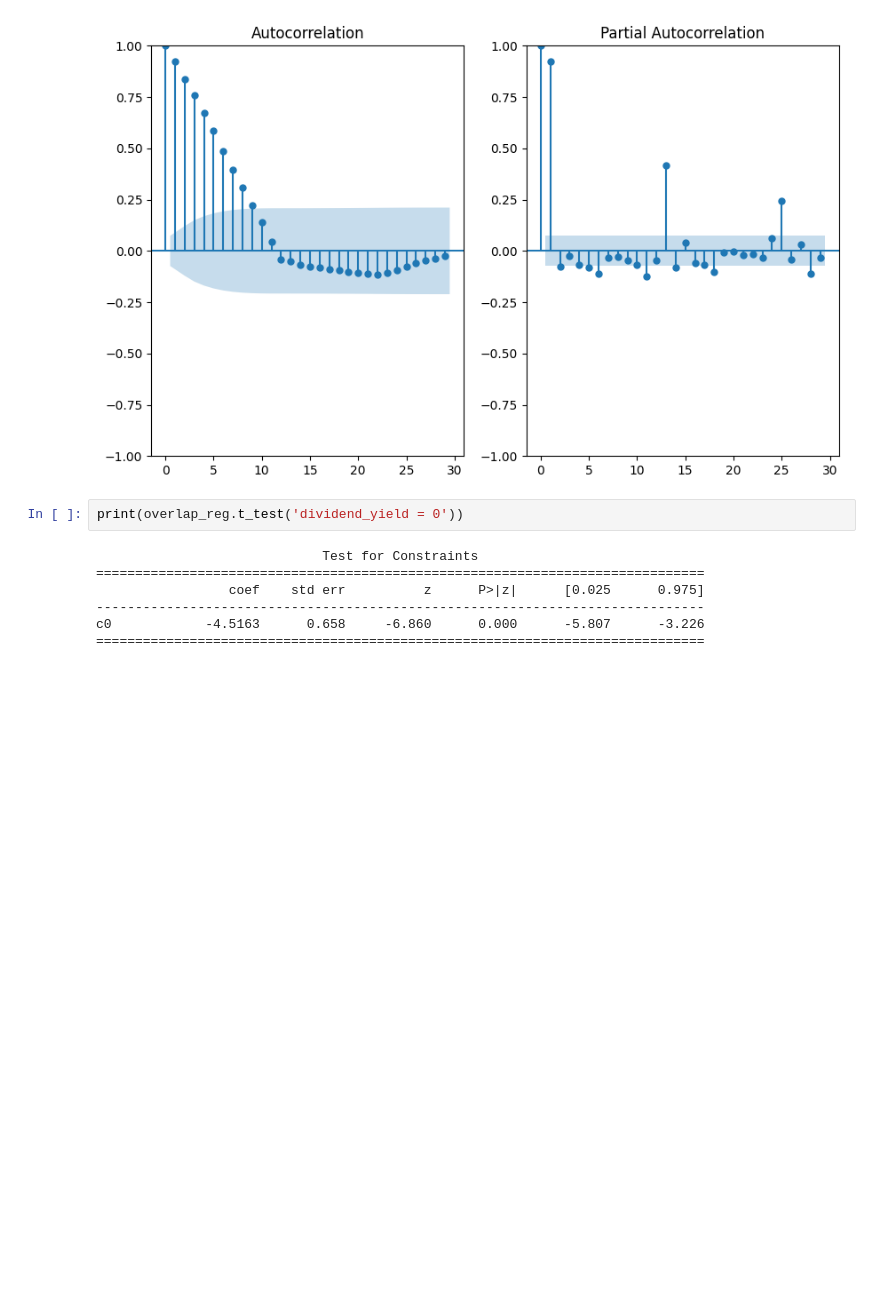
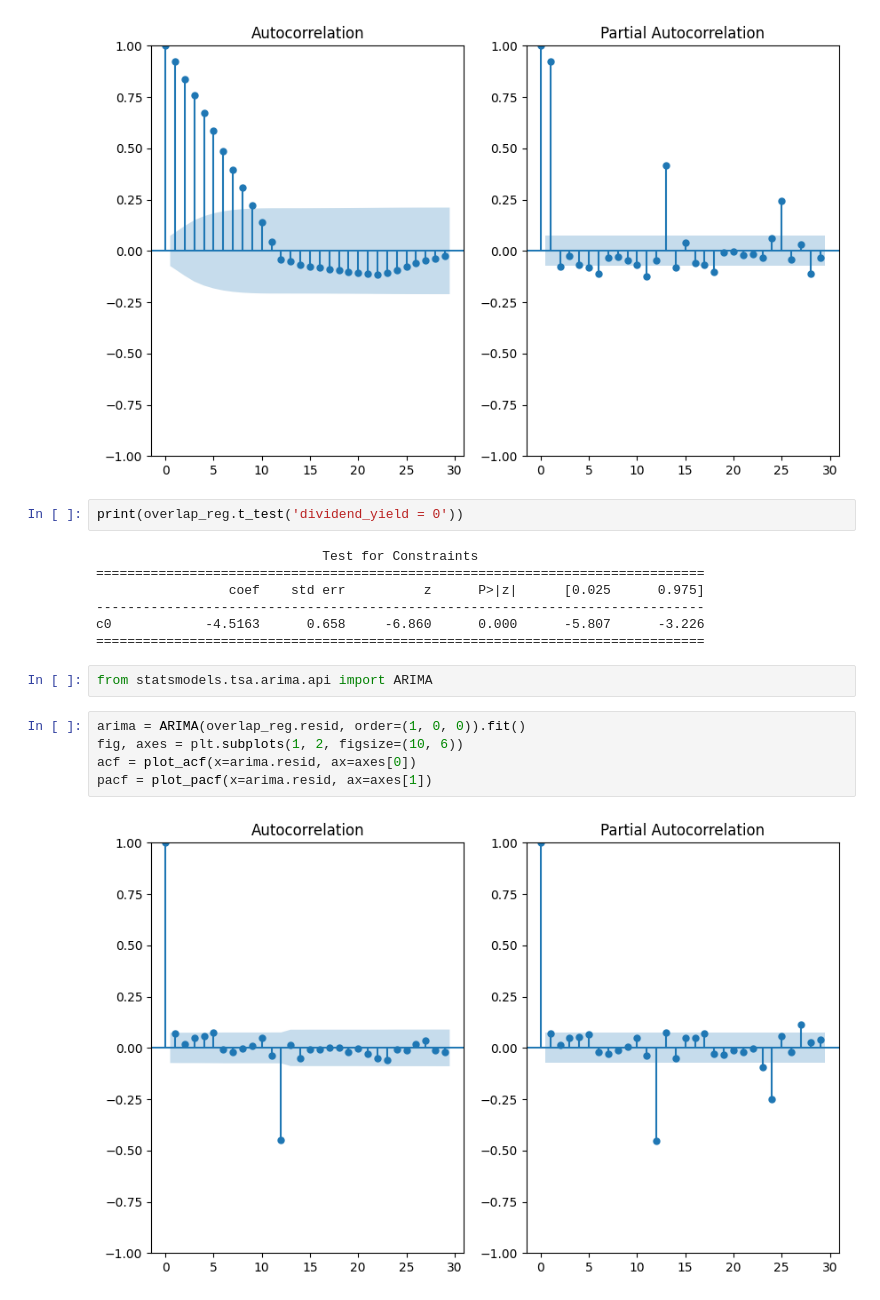
Before and after one commit to hg2777/Time-Series, a Jupyter notebook: ps3/hw3.ipynb, the cells around one changed output. Saved outputs shown, nothing was run; the diff lists cells and outputs as text; blank space fills up the shorter version.

Commit message:
added arima model to check AR(1)

```diff
--- a/ps3/hw3.ipynb
+++ b/ps3/hw3.ipynb
@@ -139,3 +139,12 @@ print(overlap_reg.t_test('dividend_yield = 0'))
 ------------------------------------------------------------------------------
 c0            -4.5163      0.658     -6.860      0.000      -5.807      -3.226
 ==============================================================================
+# %%
+from statsmodels.tsa.arima.api import ARIMA
+# %%
+arima = ARIMA(overlap_reg.resid, order=(1, 0, 0)).fit()
+fig, axes = plt.subplots(1, 2, figsize=(10, 6))
+acf = plot_acf(x=arima.resid, ax=axes[0])
+pacf = plot_pacf(x=arima.resid, ax=axes[1])
+# %% [output]
+[figure, added]
```
Also changed, not shown: parts of 3 cells of this notebook, 1 other file.
